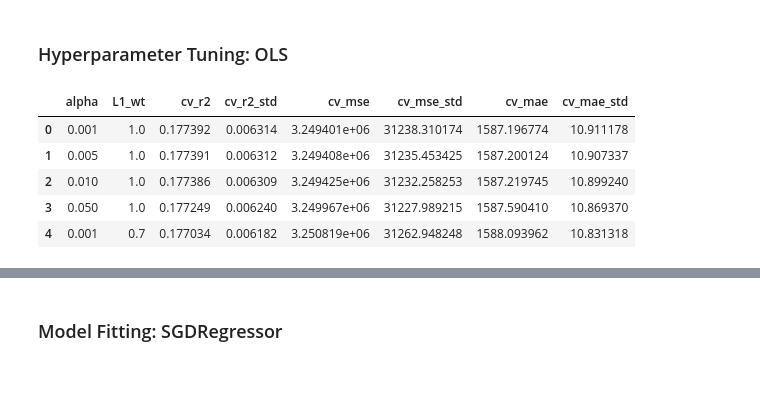
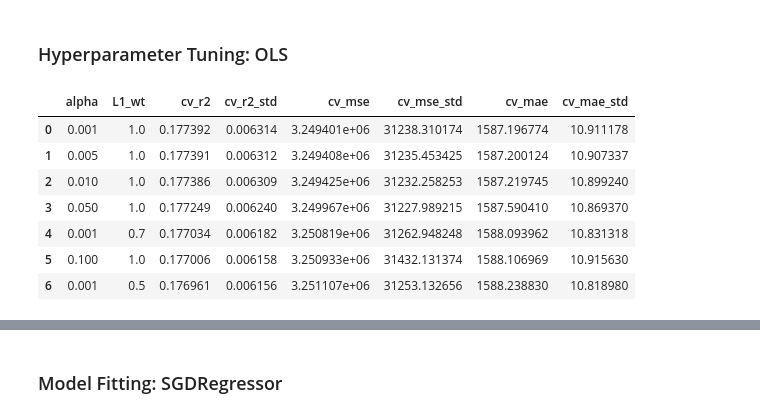
Before and after one commit to emilyrosebutz/traffic-linear-regression, a Jupyter notebook: LinearRegressionHW.ipynb, the cells around one changed output, grey strips where cells are left out. Cells and saved outputs as stored; diff of their text form; code cells hidden in the pictures; blank space fills up the shorter version.

```diff
--- a/LinearRegressionHW.ipynb
+++ b/LinearRegressionHW.ipynb
@@ -519,11 +623,11 @@ results_2.sort_values(
 # %%
-# further testing of max_iter
+# further testing of max_iter and alpha
 param_grid_3 = {
     "sgd__penalty": ["l2"],
-    "sgd__alpha": [0.001],
+    "sgd__alpha": [0.001, 0.002, 0.003],
     "sgd__learning_rate": ["adaptive"],
     "sgd__eta0": [0.01],
-    "sgd__max_iter": [2000, 2500, 3000, 3500, 4000, 4500],
+    "sgd__max_iter": [2000, 2500, 3000, 3500, 4000],
     "sgd__loss": ["squared_error"],
 }
 
@@ -632,16 +759,18 @@ for alpha in alphas:
 # %%
 results_ols_df = pd.DataFrame(results_ols)
 
 results_ols_df = results_ols_df.sort_values(
     "cv_r2",
     ascending=False
 ).reset_index(drop=True)
 
-results_ols_df.head(5)
+results_ols_df.head(7)
 # %% [output]
 |  | alpha | L1_wt | cv_r2 | cv_r2_std | cv_mse | cv_mse_std | cv_mae | cv_mae_std |
 | 0 | 0.001 | 1.0 | 0.177392 | 0.006314 | 3.249401e+06 | 31238.310174 | 1587.196774 | 10.911178 |
 | 1 | 0.005 | 1.0 | 0.177391 | 0.006312 | 3.249408e+06 | 31235.453425 | 1587.200124 | 10.907337 |
 | 2 | 0.010 | 1.0 | 0.177386 | 0.006309 | 3.249425e+06 | 31232.258253 | 1587.219745 | 10.899240 |
 | 3 | 0.050 | 1.0 | 0.177249 | 0.006240 | 3.249967e+06 | 31227.989215 | 1587.590410 | 10.869370 |
 | 4 | 0.001 | 0.7 | 0.177034 | 0.006182 | 3.250819e+06 | 31262.948248 | 1588.093962 | 10.831318 |
+| 5 | 0.100 | 1.0 | 0.177006 | 0.006158 | 3.250933e+06 | 31432.131374 | 1588.106969 | 10.915630 |
+| 6 | 0.001 | 0.5 | 0.176961 | 0.006156 | 3.251107e+06 | 31253.132656 | 1588.238830 | 10.818980 |
```
Also changed, not shown: parts of 11 cells of this notebook.
